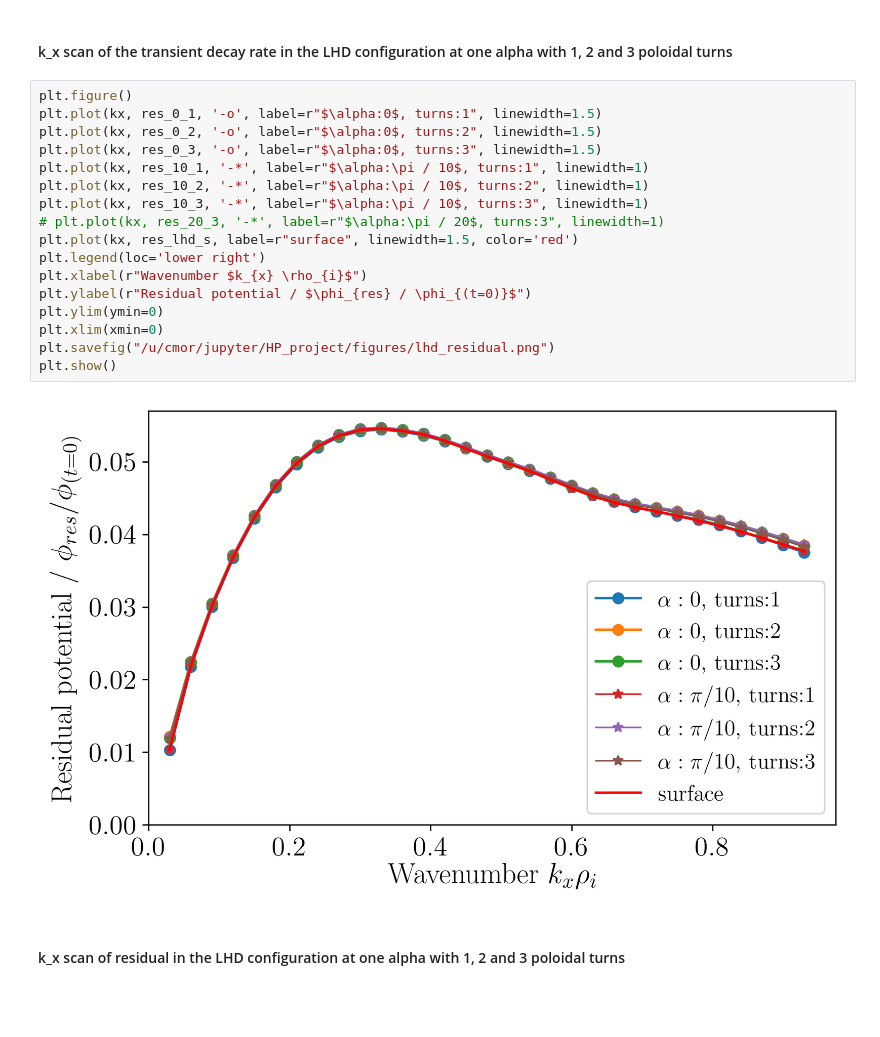
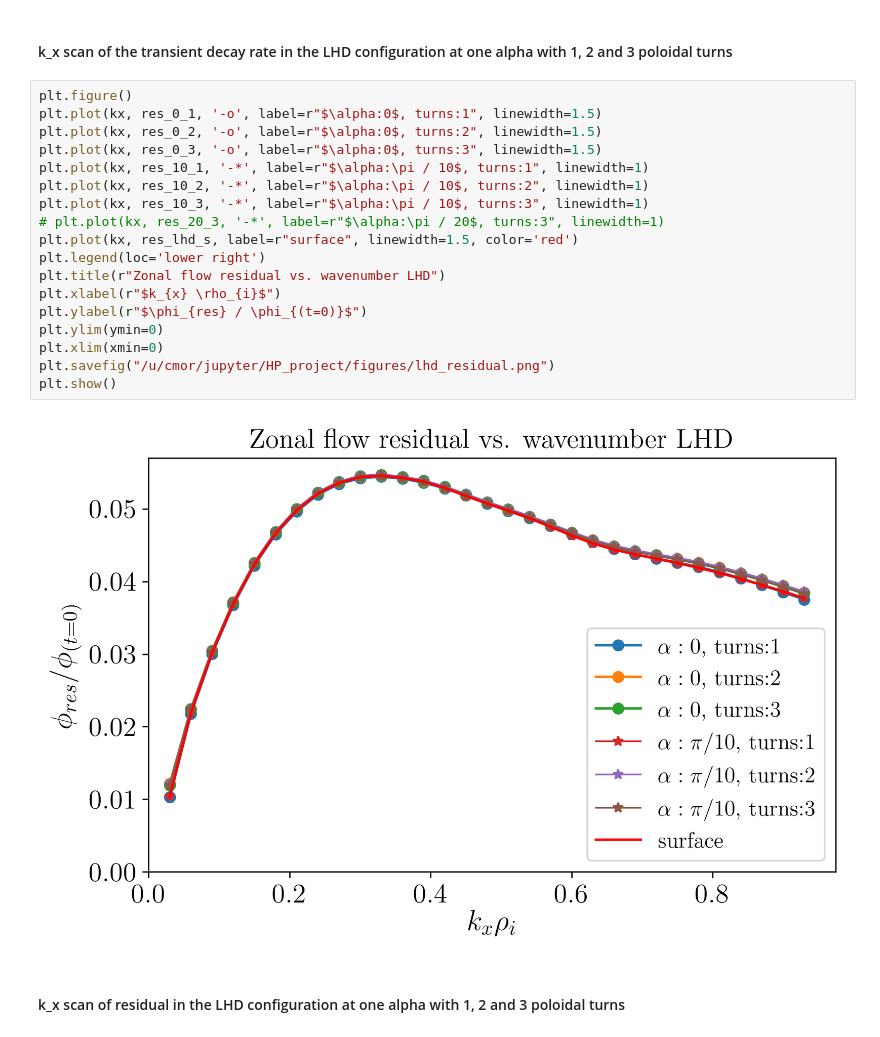
Before and after one commit to cardanmomo/HP_project, a Jupyter notebook: LHD_analysis.ipynb, the cells around one changed output. Saved outputs shown, nothing was run; the diff lists cells and outputs as text; blank space fills up the shorter version.

```diff
--- a/LHD_analysis.ipynb
+++ b/LHD_analysis.ipynb
@@ -68,22 +69,23 @@ plt.show()
 # %%
 plt.figure()
 plt.plot(kx, res_0_1, '-o', label=r"$\alpha:0$, turns:1", linewidth=1.5)
 plt.plot(kx, res_0_2, '-o', label=r"$\alpha:0$, turns:2", linewidth=1.5)
 plt.plot(kx, res_0_3, '-o', label=r"$\alpha:0$, turns:3", linewidth=1.5)
 plt.plot(kx, res_10_1, '-*', label=r"$\alpha:\pi / 10$, turns:1", linewidth=1)
 plt.plot(kx, res_10_2, '-*', label=r"$\alpha:\pi / 10$, turns:2", linewidth=1)
 plt.plot(kx, res_10_3, '-*', label=r"$\alpha:\pi / 10$, turns:3", linewidth=1)
 # plt.plot(kx, res_20_3, '-*', label=r"$\alpha:\pi / 20$, turns:3", linewidth=1)
 plt.plot(kx, res_lhd_s, label=r"surface", linewidth=1.5, color='red')
 plt.legend(loc='lower right')
-plt.xlabel(r"Wavenumber $k_{x} \rho_{i}$")
-plt.ylabel(r"Residual potential / $\phi_{res} / \phi_{(t=0)}$")
+plt.title(r"Zonal flow residual vs. wavenumber LHD")
+plt.xlabel(r"$k_{x} \rho_{i}$")
+plt.ylabel(r"$\phi_{res} / \phi_{(t=0)}$")
 plt.ylim(ymin=0)
 plt.xlim(xmin=0)
 plt.savefig("/u/cmor/jupyter/HP_project/figures/lhd_residual.png")
 plt.show()
 # %% [output]
-[figure, old version]
+[figure, new version]
 # %% [markdown]
 #### k_x scan of residual in the LHD configuration at one alpha with 1, 2 and 3 poloidal turns
 # %% [markdown]
```
Also changed, not shown: parts of 2 cells of this notebook, 9 other files.
